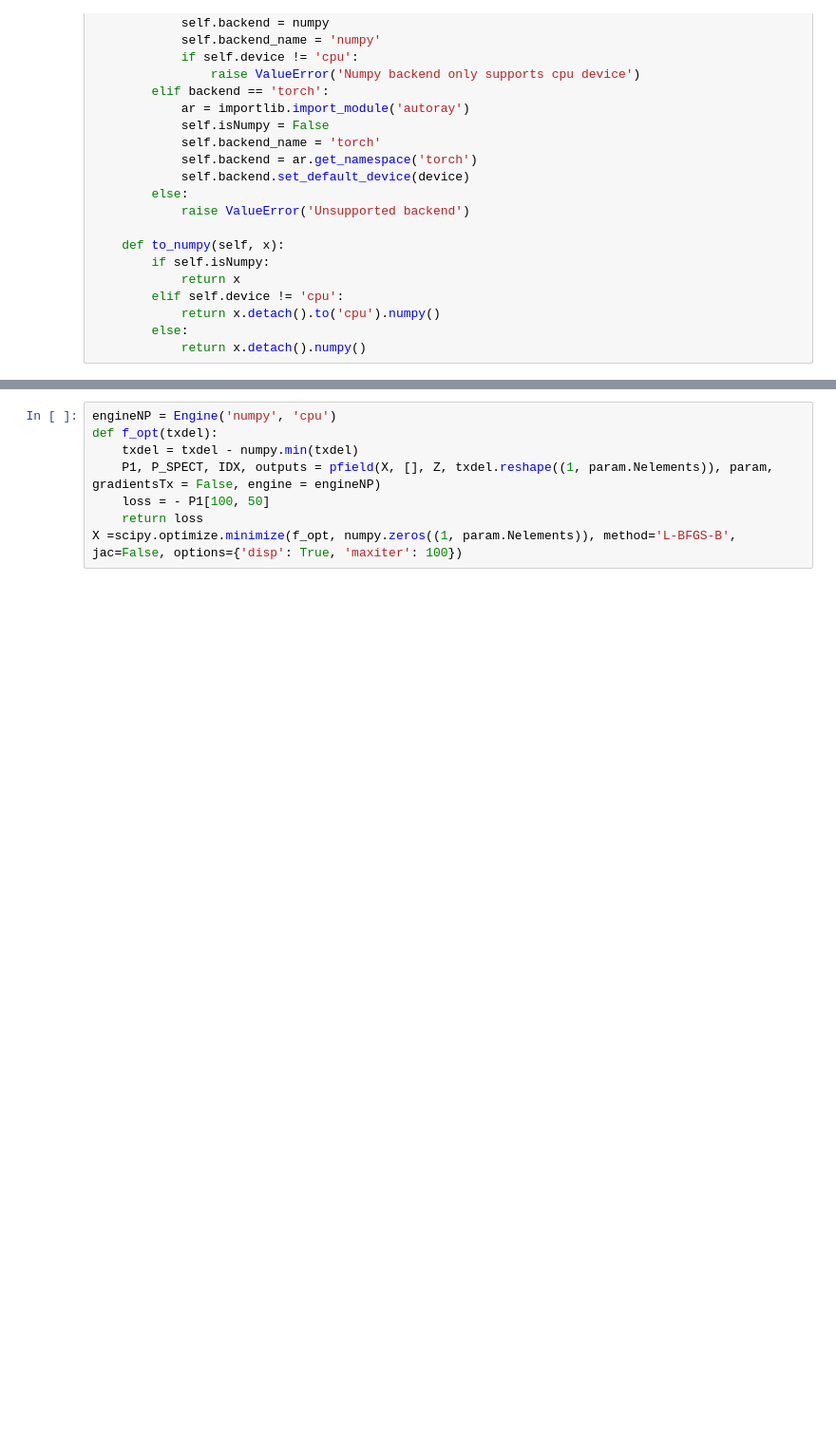
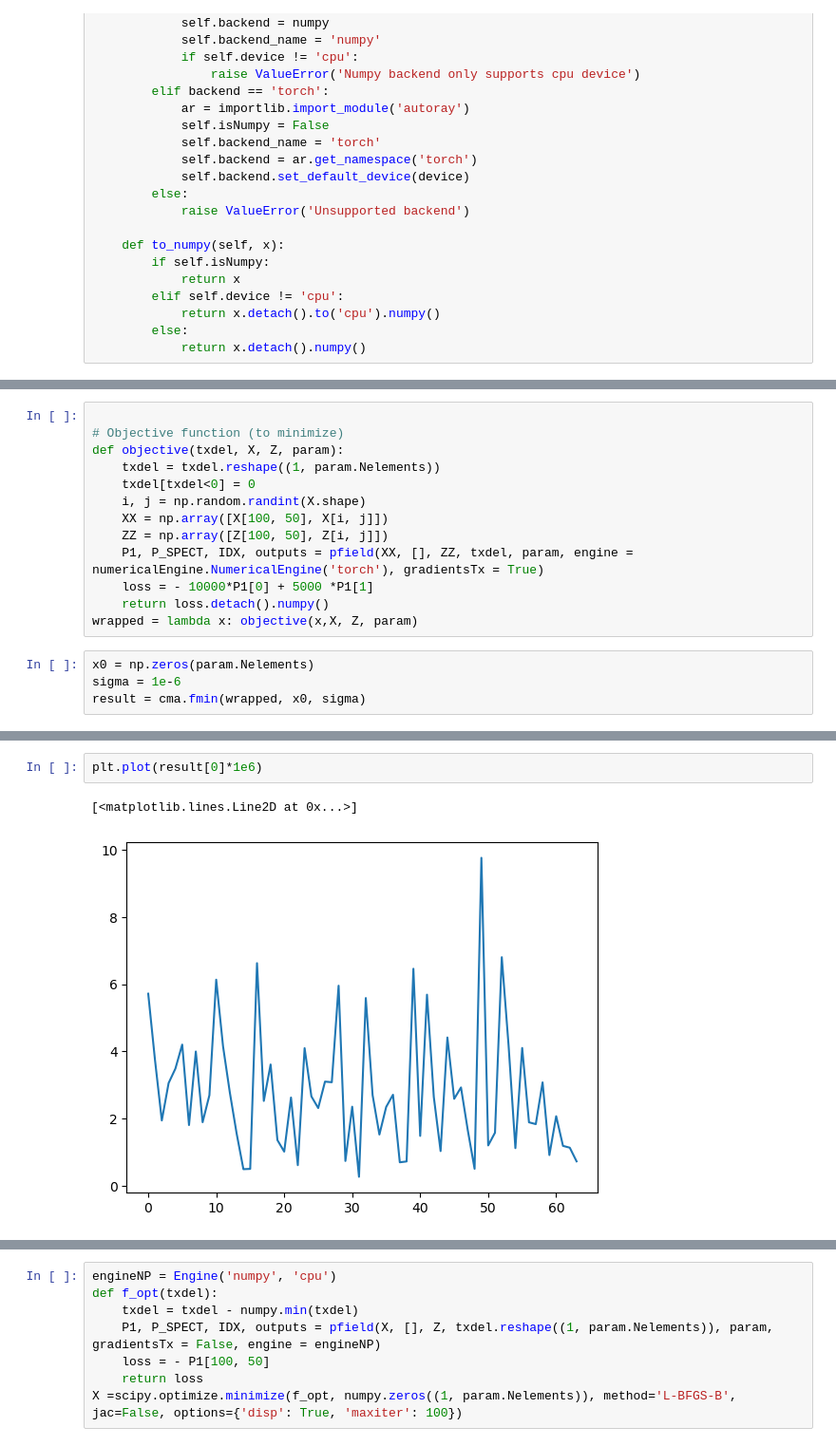
Before and after one commit to creatis-ULTIM/PyMUST, a Jupyter notebook: examples/testGPU.ipynb, the cells around one changed output, grey strips where cells are left out. Shown at 95% size. Cells and saved outputs as stored; diff of their text form; blank space fills up the shorter version.

```diff
--- a/examples/testGPU.ipynb
+++ b/examples/testGPU.ipynb
@@ -1069,0 +1092,17 @@ P1[100, 50], P1.max()
+# %%
+
+# Objective function (to minimize)
+def objective(txdel, X, Z, param):
+    txdel = txdel.reshape((1, param.Nelements))
+    txdel[txdel<0] = 0
+    i, j = np.random.randint(X.shape)
+    XX = np.array([X[100, 50], X[i, j]])
+    ZZ = np.array([Z[100, 50], Z[i, j]])
+    P1, P_SPECT, IDX, outputs = pfield(XX, [], ZZ, txdel, param, engine = numericalEngine.NumericalEngine('torch'), gradientsTx = True)
+    loss = - 10000*P1[0] + 5000 *P1[1]
+    return loss.detach().numpy()
+wrapped = lambda x: objective(x,X, Z, param)
+# %%
+x0 = np.zeros(param.Nelements)
+sigma = 1e-6
+result = cma.fmin(wrapped, x0, sigma)
@@ -1069,0 +1135,5 @@ P1[100, 50], P1.max()
+# %%
+plt.plot(result[0]*1e6)
+# %% [output]
+[<matplotlib.lines.Line2D at 0x...>]
+[figure, added]
```
Also changed, not shown: parts of 21 cells of this notebook, 4 other files.
